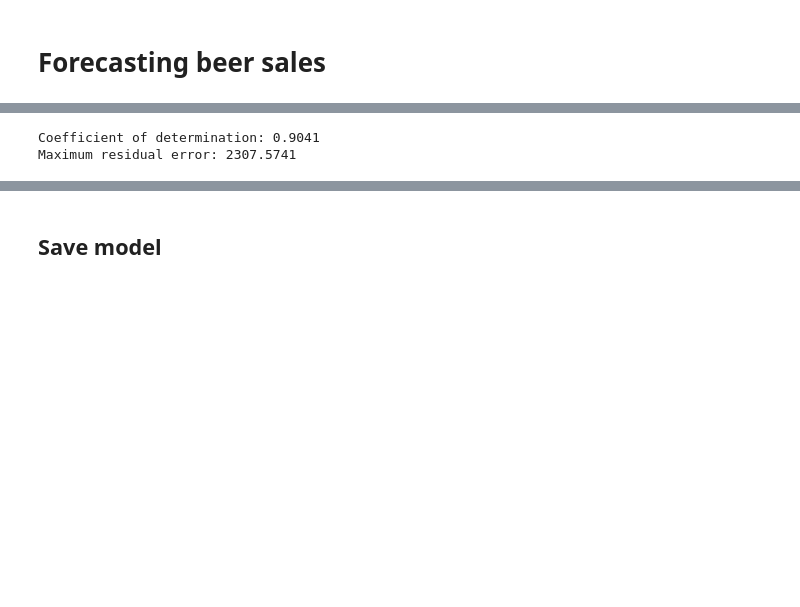
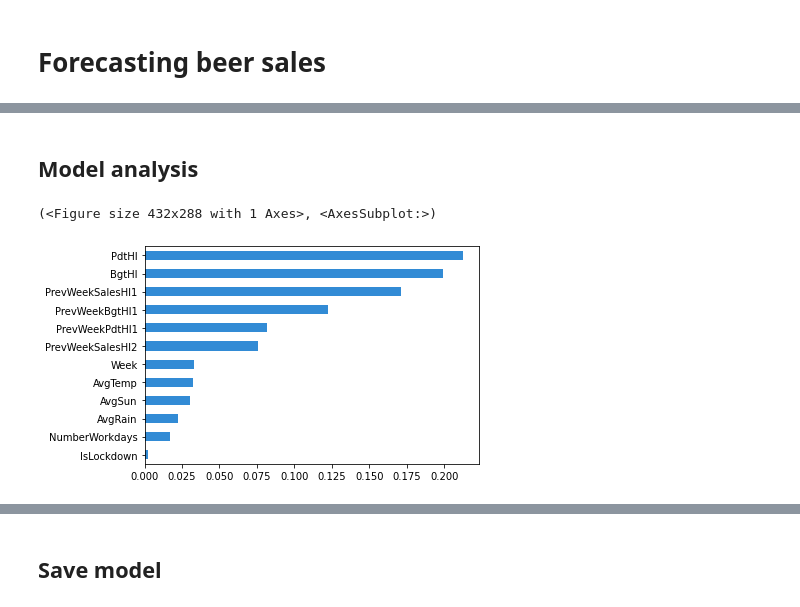
Before and after one commit to kohlicekjan/forecasting-beer-sales-ml, a Jupyter notebook: main.ipynb, the cells around one changed output, grey strips where cells are left out. Cells and saved outputs as stored; diff of their text form; code cells hidden in the pictures; blank space fills up the shorter version.

```diff
--- a/main.ipynb
+++ b/main.ipynb
@@ -84,56 +87,0 @@ X_train.head()
-# %%
-import numpy as np
-from sklearn import datasets, linear_model
-from sklearn.metrics import mean_squared_error, r2_score, explained_variance_score, max_error, mean_absolute_percentage_error
-
-from sklearn.experimental import enable_hist_gradient_boosting
-from sklearn import neighbors
-from sklearn.linear_model import LogisticRegression
-from sklearn.linear_model import HuberRegressor, Ridge, BayesianRidge, LinearRegression, TheilSenRegressor, RANSACRegressor
-from sklearn.gaussian_process import GaussianProcessRegressor
-from sklearn.gaussian_process.kernels import RBF, WhiteKernel, RationalQuadratic, ExpSineSquared, ConstantKernel as C
-from sklearn.ensemble import GradientBoostingRegressor, AdaBoostRegressor, HistGradientBoostingRegressor
-from sklearn.tree import DecisionTreeRegressor
-
-
-# Create linear regression object
-#model = linear_model.LinearRegression(fit_intercept= True, normalize = True, positive = True)
-
-#model = linear_model.RANSACRegressor(random_state=2)
-#model = DecisionTreeRegressor(max_depth=4, splitter='best', criterion='friedman_mse', ccp_alpha=0.001)
-
-#model = HuberRegressor(alpha=0.0001, epsilon=1.35, max_iter=100, fit_intercept=True)
-#model = Ridge(alpha=0.0, random_state=0, normalize=True)
-#model = linear_model.RidgeCV()
-#model = BayesianRidge(n_iter=100)
-
-#model = AdaBoostRegressor(DecisionTreeRegressor(max_depth=4, splitter='random'), n_estimators=100, random_state=1, loss='exponential', learning_rate=0.05)
-
-#model = GradientBoostingRegressor(random_state=1, loss='lad', learning_rate=0.1, criterion='mse', ccp_alpha=0.001)
-
-model = HistGradientBoostingRegressor(random_state=1, loss='least_squares', learning_rate=0.05, max_iter=500, max_leaf_nodes=60, early_stopping=False)
-
-# Train the model using the training sets
-model.fit(X_train, y_train.values.ravel())
-
-# Make predictions using the testing set
-y_pred = model.predict(X_test)
-y_pred[y_pred < 0] = 0
-
-# # The mean squared error
-# print('Mean squared error: %.4f'% mean_squared_error(y_test, y_pred))
-
-# The coefficient of determination: 1 is perfect prediction
-print('Coefficient of determination: %.4f'% r2_score(y_test, y_pred))
-
-# #Best possible score is 1.0, lower values are worse.
-# print('Explained variance regression: %.4f'% explained_variance_score(y_test, y_pred))
-
-#max_error metric calculates the maximum residual error.
-print('Maximum residual error: %.4f'% max_error(y_test, y_pred))
-
-# #Mean absolute percentage error regression loss.
-# print('Mean absolute percentage error regression loss: %.4f'% mean_absolute_percentage_error(y_test, y_pred))
-# %% [output]
-Coefficient of determination: 0.9041
-Maximum residual error: 2307.5741
@@ -139,0 +194,2 @@ Maximum residual error: 2307.5741
+# %% [markdown]
+## Model analysis
@@ -139,0 +211,5 @@ Maximum residual error: 2307.5741
+# %%
+interpreter.feature_importance.plot_feature_importance(annotated_model, progressbar=False)
+# %% [output]
+(<Figure size 432x288 with 1 Axes>, <AxesSubplot:>)
+[figure, added]
```
Also changed, not shown: parts of 26 cells of this notebook, 7 other files.
